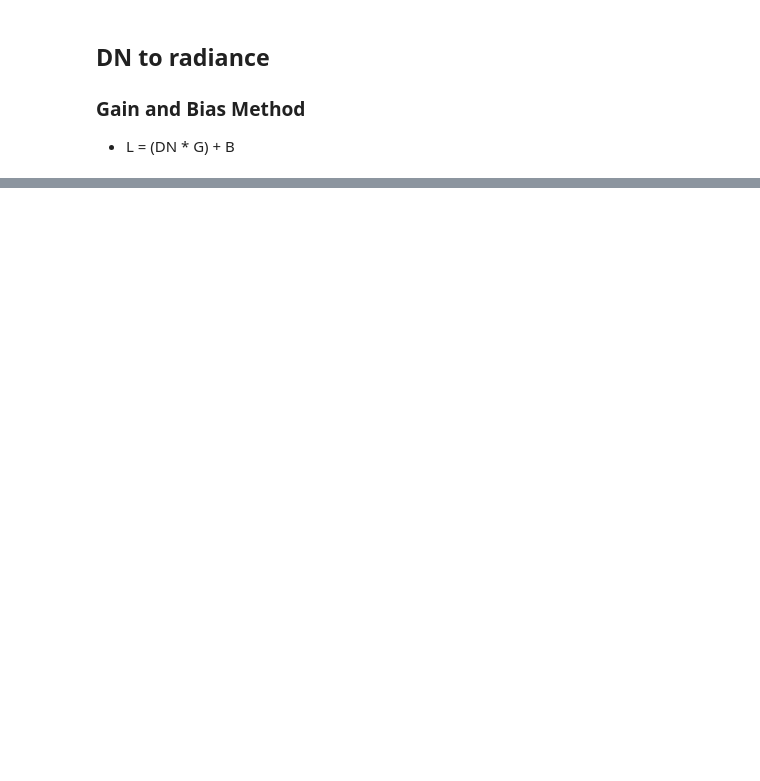
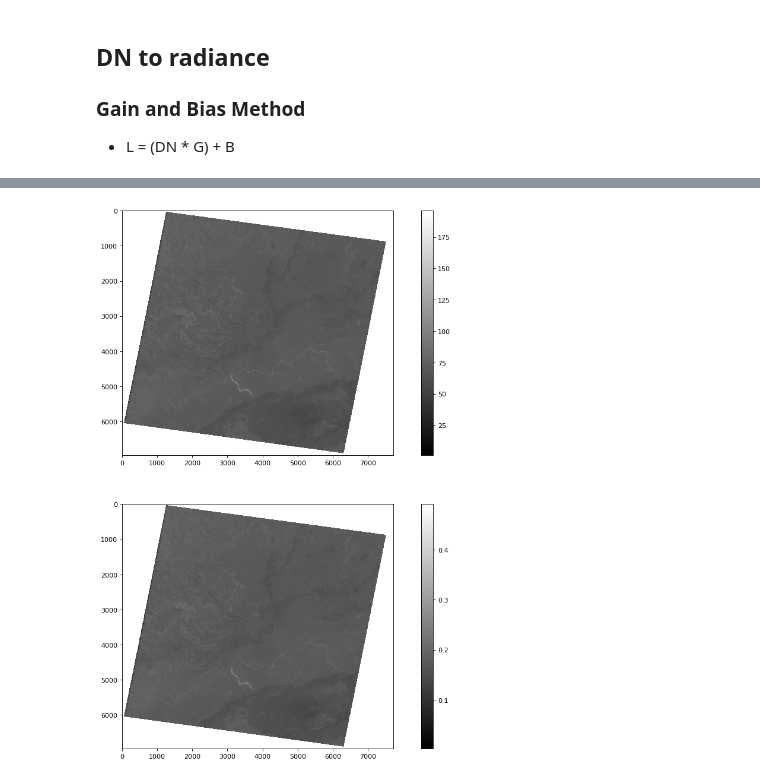
Before and after one commit to AslanDevbrat/Geoinformatics, a Jupyter notebook: Geo_assig_1.ipynb, the cells around one changed output, grey strips where cells are left out. Saved outputs shown, nothing was run; the diff lists cells and outputs as text; code cells hidden in the pictures; blank space fills up the shorter version.

```diff
--- a/Geo_assig_1.ipynb
+++ b/Geo_assig_1.ipynb
@@ -152,0 +184,21 @@ Landsat7_mlt_file.head(10)
+# %%
+from math import cos
+import math
+d = float(Landsat7_mlt_dict['EARTH_SUN_DISTANCE '])
+ESUN = 1970
+phi = 90 - float(Landsat7_mlt_dict['SUN_ELEVATION '])
+new_data_array = np.empty_like(data_array)
+for i,row in enumerate(data_array):
+  for j, col in enumerate(row):
+    if data_array[i][j] != np.nan:
+      new_data_array[i][j] = np.pi *data_array[i][j] * d**2/ (ESUN *cos(phi*math.pi/180))
+# %%
+fig, ax = plt.subplots(2 ,1,figsize=(15,15), dpi =80)
+#fig(num=None, figsize=(5, 5), dpi=80, facecolor='w', edgecolor='k')
+ax[0].imshow(data_array, cmap ='gray',) #row=0, col=0
+fig.colorbar(ax[ 0].imshow(data_array, cmap ='gray',) ,ax=ax[0])
+ax[1].imshow(new_data_array, cmap = 'gray') #row=1, col=0
+fig.colorbar(ax[1].imshow(new_data_array, cmap ='gray',) ,ax=ax[1])
+plt.show()
+# %% [output]
+[figure, added]
```
Also changed, not shown: parts of 9 cells of this notebook.
